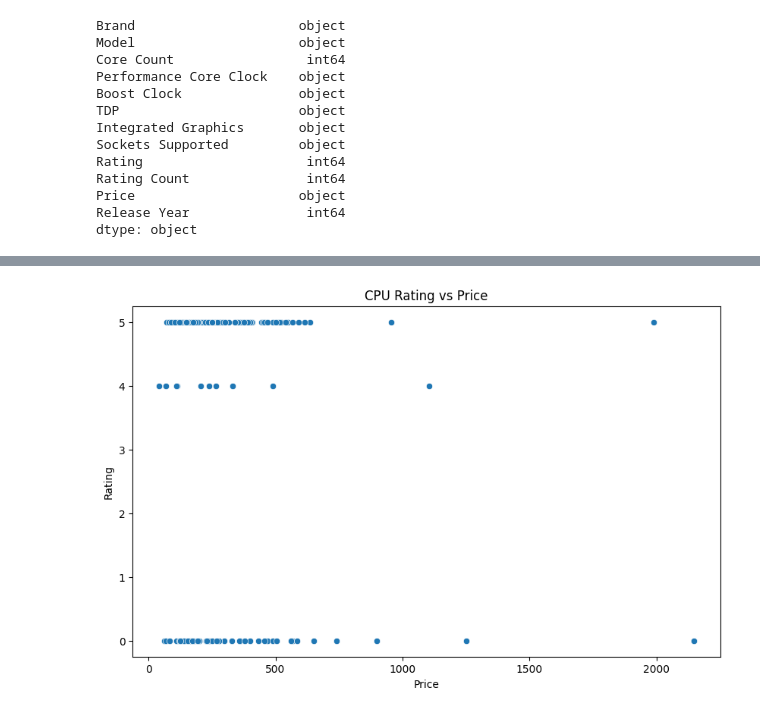
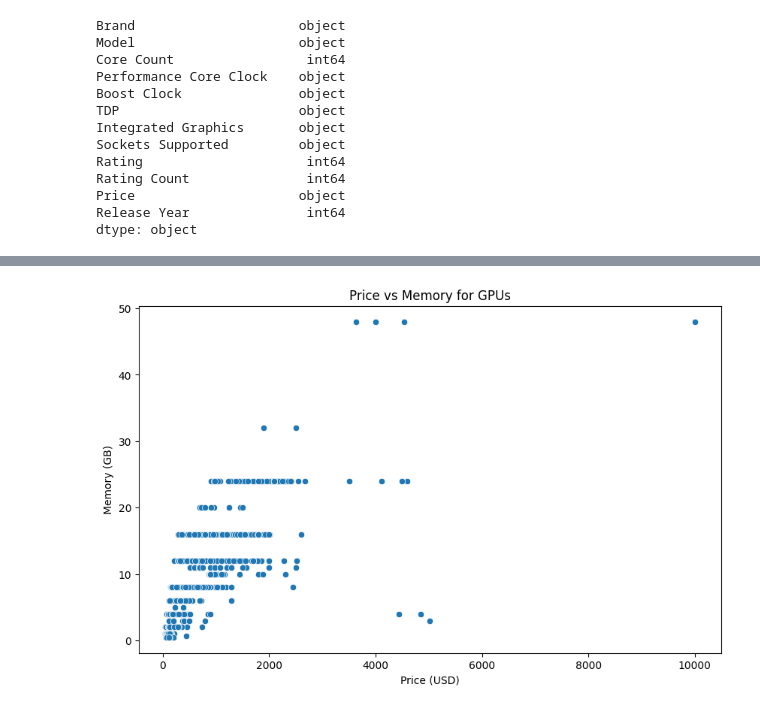
Before and after one commit to knoppds/CSCI_5502_Group_Project_01, a Jupyter notebook: GP_1_PCPartPicker_Data_Visualizations.ipynb, the cells around one changed output, grey strips where cells are left out. Saved outputs shown, nothing was run; the diff lists cells and outputs as text; code cells hidden in the pictures.

```diff
--- a/GP_1_PCPartPicker_Data_Visualizations.ipynb
+++ b/GP_1_PCPartPicker_Data_Visualizations.ipynb
@@ -123,0 +154,20 @@ plt.show()
+# %%
+#combine the dataframes for all components into one dataframe
+#add a column for component type
+cpu_df['Component'] = 'CPU'
+gpu_df['Component'] = 'GPU'
+mb_df['Component'] = 'Motherboard'
+memory_df['Component'] = 'Memory'
+power_df['Component'] = 'Power Supply'
+storage_df['Component'] = 'Storage'
+all_df = pd.concat([cpu_df, gpu_df, mb_df, memory_df, power_df, storage_df])
+#remove outlier value > 3000
+all_df = all_df[all_df['Price'] < 3000]
+
+#Create a boxplot of price vs component using seaborn
+plt.figure(figsize=(10, 6))
+sns.boxplot(x='Component', y='Price', data=all_df)
+plt.xlabel('Component')
+plt.ylabel('Price (USD)')
+plt.title('Price vs Component')
+plt.show()
@@ -123,0 +176,16 @@ plt.show()
+# %%
+#change boost clock to numeric
+cpu_df['Boost Clock'] = cpu_df['Boost Clock'].str.replace('GHz', '')
+cpu_df['Boost Clock'] = pd.to_numeric(cpu_df['Boost Clock'])
+cpu_df['Performance Core Clock'] = cpu_df['Performance Core Clock'].str.replace('GHz', '')
+cpu_df['Performance Core Clock'] = pd.to_numeric(cpu_df['Performance Core Clock'])
+gpu_df['Memory'] = gpu_df['Memory'].str.replace('GB', '')
+gpu_df['Memory'] = pd.to_numeric(gpu_df['Memory'])
+power_df['Wattage'] = power_df['Wattage'].str.replace('W', '')
+power_df['Wattage'] = pd.to_numeric(power_df['Wattage'])
+power_df['Efficiency Rating'] = 0
+power_df.loc[power_df['Efficiency'] == ' Rating80+ Bronze', 'Efficiency Rating'] = 1
+power_df.loc[power_df['Efficiency'] == ' Rating80+ Silver', 'Efficiency Rating'] = 2
+power_df.loc[power_df['Efficiency'] == ' Rating80+ Gold', 'Efficiency Rating'] = 3
+power_df.loc[power_df['Efficiency'] == ' Rating80+ Platinum', 'Efficiency Rating'] = 4
+power_df.loc[power_df['Efficiency'] == ' Rating80+ Titanium', 'Efficiency Rating'] = 5
@@ -124,8 +212,9 @@ plt.show()
 # %%
-#CPU
 plt.figure(figsize=(10, 6))
-sns.scatterplot(x='Price', y='Rating', data=cpu_df)
-plt.title('CPU Rating vs Price')
+sns.scatterplot(x='Price', y='Memory', data=gpu_df)
+plt.xlabel('Price (USD)')
+plt.ylabel('Memory (GB)')
+plt.title('Price vs Memory for GPUs')
 plt.show()
 # %% [output]
-[figure, old version]
+[figure, new version]
```
Also changed, not shown: parts of 12 cells of this notebook.
